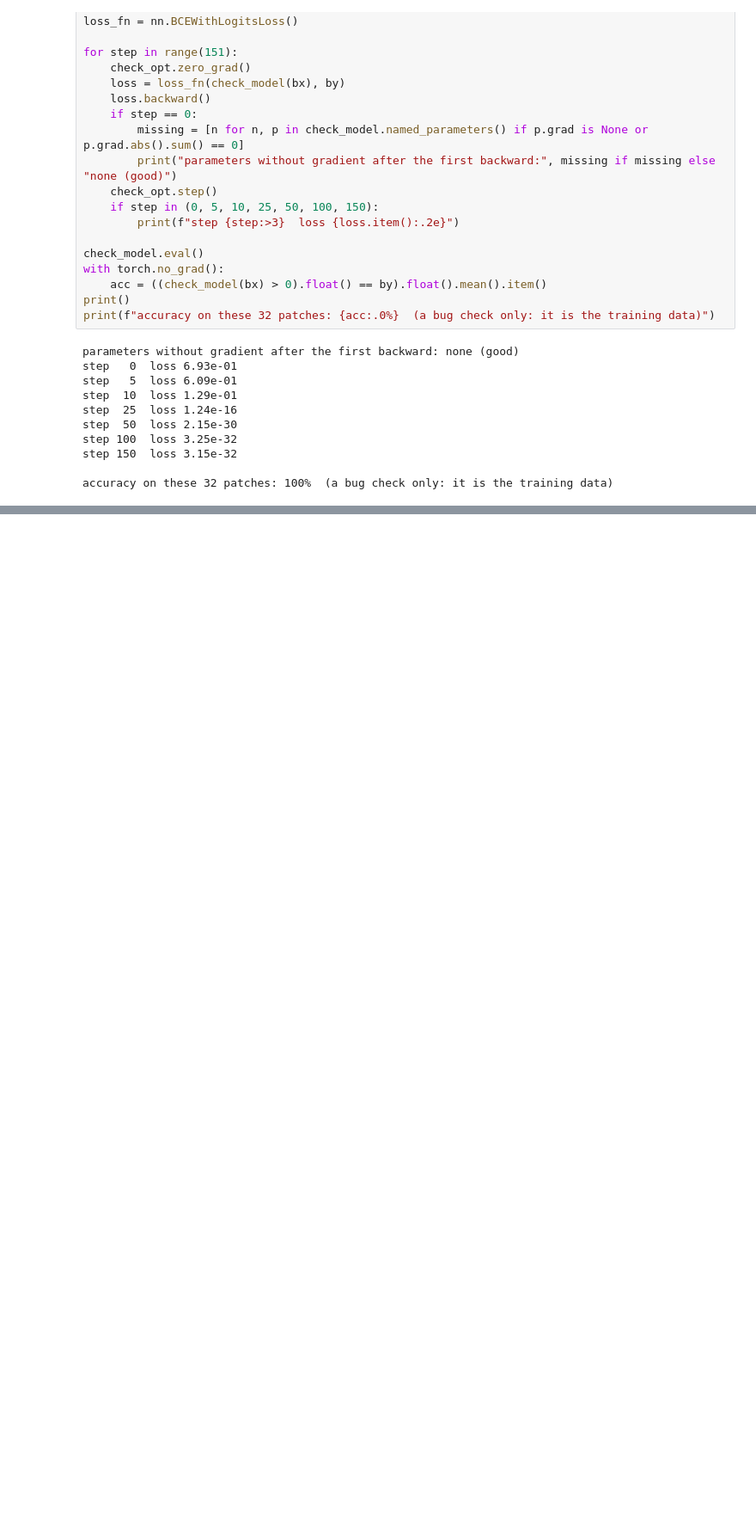
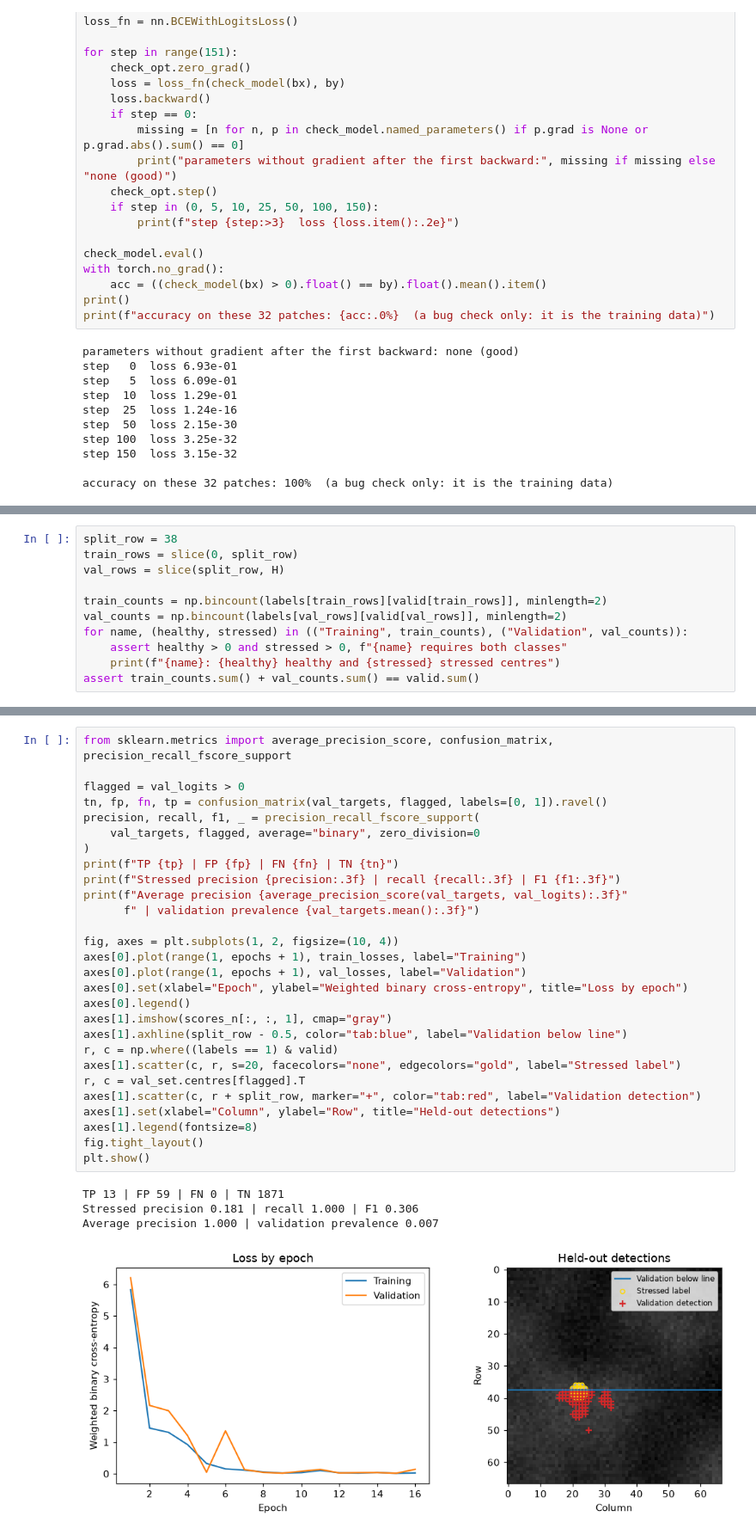
Before and after one commit to Sharathh-K/tspectra, a Jupyter notebook: notebooks/06_hybridsn_mock_train.ipynb, the cells around one changed output, grey strips where cells are left out. Shown at 86% size. Saved outputs shown, nothing was run; the diff lists cells and outputs as text; blank space fills up the shorter version.

Commit message:
Complete HybridSN mock training, PCA-RF baseline, and memory audit

```diff
--- a/notebooks/06_hybridsn_mock_train.ipynb
+++ b/notebooks/06_hybridsn_mock_train.ipynb
@@ -440,0 +394,11 @@ print(f"Both formats match. Cube shape (H, W, B): {h5_cube.shape}")
+# %%
+split_row = 38
+train_rows = slice(0, split_row)
+val_rows = slice(split_row, H)
+
+train_counts = np.bincount(labels[train_rows][valid[train_rows]], minlength=2)
+val_counts = np.bincount(labels[val_rows][valid[val_rows]], minlength=2)
+for name, (healthy, stressed) in (("Training", train_counts), ("Validation", val_counts)):
+    assert healthy > 0 and stressed > 0, f"{name} requires both classes"
+    print(f"{name}: {healthy} healthy and {stressed} stressed centres")
+assert train_counts.sum() + val_counts.sum() == valid.sum()
@@ -440,0 +506,33 @@ print(f"Both formats match. Cube shape (H, W, B): {h5_cube.shape}")
+# %%
+from sklearn.metrics import average_precision_score, confusion_matrix, precision_recall_fscore_support
+
+flagged = val_logits > 0
+tn, fp, fn, tp = confusion_matrix(val_targets, flagged, labels=[0, 1]).ravel()
+precision, recall, f1, _ = precision_recall_fscore_support(
+    val_targets, flagged, average="binary", zero_division=0
+)
+print(f"TP {tp} | FP {fp} | FN {fn} | TN {tn}")
+print(f"Stressed precision {precision:.3f} | recall {recall:.3f} | F1 {f1:.3f}")
+print(f"Average precision {average_precision_score(val_targets, val_logits):.3f}"
+      f" | validation prevalence {val_targets.mean():.3f}")
+
+fig, axes = plt.subplots(1, 2, figsize=(10, 4))
+axes[0].plot(range(1, epochs + 1), train_losses, label="Training")
+axes[0].plot(range(1, epochs + 1), val_losses, label="Validation")
+axes[0].set(xlabel="Epoch", ylabel="Weighted binary cross-entropy", title="Loss by epoch")
+axes[0].legend()
+axes[1].imshow(scores_n[:, :, 1], cmap="gray")
+axes[1].axhline(split_row - 0.5, color="tab:blue", label="Validation below line")
+r, c = np.where((labels == 1) & valid)
+axes[1].scatter(c, r, s=20, facecolors="none", edgecolors="gold", label="Stressed label")
+r, c = val_set.centres[flagged].T
+axes[1].scatter(c, r + split_row, marker="+", color="tab:red", label="Validation detection")
+axes[1].set(xlabel="Column", ylabel="Row", title="Held-out detections")
+axes[1].legend(fontsize=8)
+fig.tight_layout()
+plt.show()
+# %% [output]
+TP 13 | FP 59 | FN 0 | TN 1871
+Stressed precision 0.181 | recall 1.000 | F1 0.306
+Average precision 1.000 | validation prevalence 0.007
+[figure, added]
```
Also changed, not shown: parts of 18 cells of this notebook, 3 other files.
